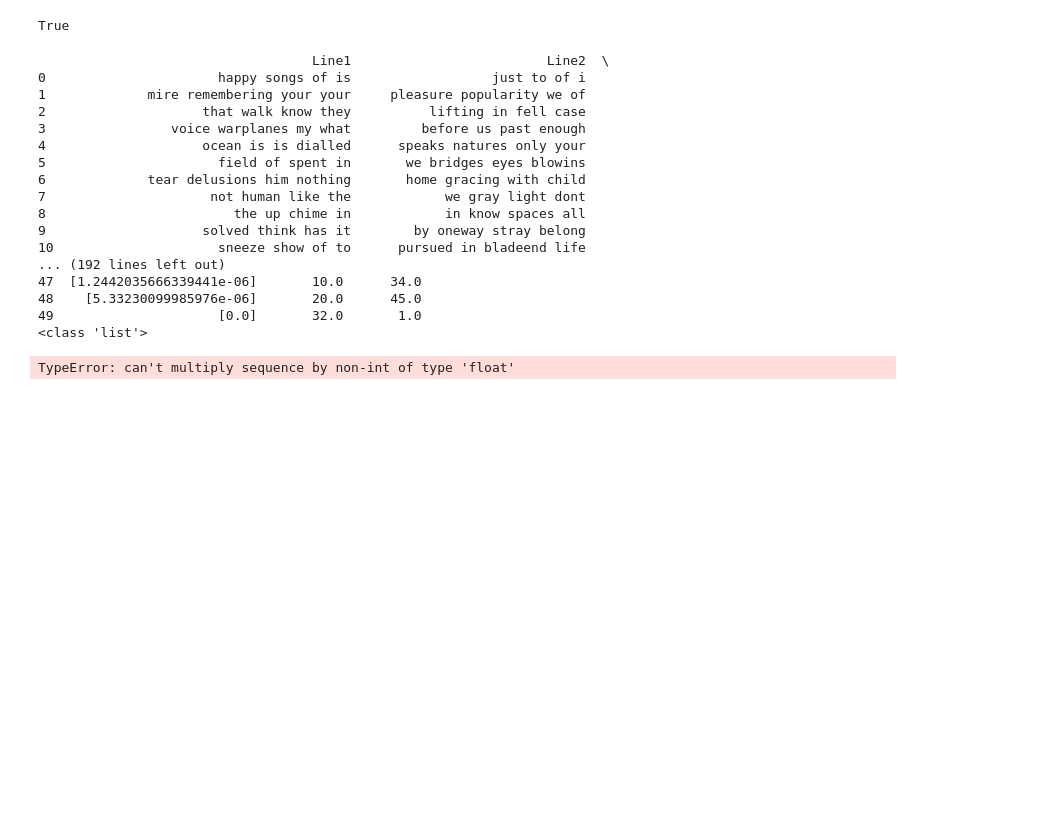
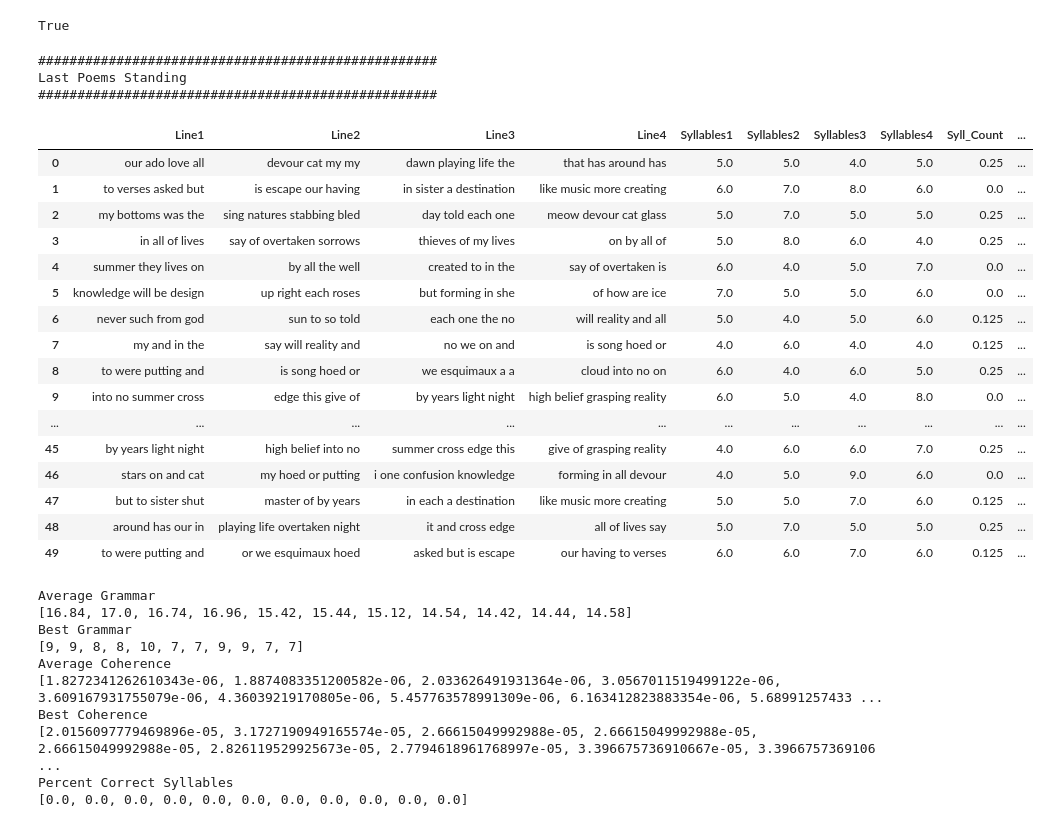
Before and after one commit to vaishnavi1197/Poem-generation-with-EA, a Jupyter notebook: latest_updated_fitness.ipynb, the cells around one changed output. Saved outputs shown, nothing was run; the diff lists cells and outputs as text; code cells hidden in the pictures; blank space fills up the shorter version.

```diff
--- a/latest_updated_fitness.ipynb
+++ b/latest_updated_fitness.ipynb
@@ -482,24 +483,36 @@ class poem_generation:
 # %%
 #4 (words_df,intial_population,crossover,epochs,user_selection_poems_number):
-poem = poem_generation(words_df,50,2,10,0)
+poem = poem_generation(words_df,50,2,10,5)
 # %% [output]
-                                   Line1                         Line2  \
-0                      happy songs of is                  just to of i
-1             mire remembering your your     pleasure popularity we of
-2                    that walk know they          lifting in fell case
-3                voice warplanes my what         before us past enough
-4                    ocean is is dialled      speaks natures only your
-5                      field of spent in       we bridges eyes blowins
-6             tear delusions him nothing       home gracing with child
-7                     not human like the            we gray light dont
-8                        the up chime in            in know spaces all
-9                    solved think has it        by oneway stray belong
-10                     sneeze show of to      pursued in bladeend life
-... (192 lines left out)
-47  [1.2442035666339441e-06]       10.0      34.0
-48    [5.33230099985976e-06]       20.0      45.0
-49                     [0.0]       32.0       1.0
-<class 'list'>
+###################################################
+Last Poems Standing
+###################################################
+|  | Line1 | Line2 | Line3 | Line4 | Syllables1 | Syllables2 | Syllables3 | Syllables4 | Syll_Count | ... |
+| 0 | our ado love all | devour cat my my | dawn playing life the | that has around has | 5.0 | 5.0 | 4.0 | 5.0 | 0.25 | ... |
+| 1 | to verses asked but | is escape our having | in sister a destination | like music more creating | 6.0 | 7.0 | 8.0 | 6.0 | 0.0 | ... |
+| 2 | my bottoms was the | sing natures stabbing bled | day told each one | meow devour cat glass | 5.0 | 7.0 | 5.0 | 5.0 | 0.25 | ... |
+| 3 | in all of lives | say of overtaken sorrows | thieves of my lives | on by all of | 5.0 | 8.0 | 6.0 | 4.0 | 0.25 | ... |
+| 4 | summer they lives on | by all the well | created to in the | say of overtaken is | 6.0 | 4.0 | 5.0 | 7.0 | 0.0 | ... |
+| 5 | knowledge will be design | up right each roses | but forming in she | of how are ice | 7.0 | 5.0 | 5.0 | 6.0 | 0.0 | ... |
+| 6 | never such from god | sun to so told | each one the no | will reality and all | 5.0 | 4.0 | 5.0 | 6.0 | 0.125 | ... |
+| 7 | my and in the | say will reality and | no we on and | is song hoed or | 4.0 | 6.0 | 4.0 | 4.0 | 0.125 | ... |
+| 8 | to were putting and | is song hoed or | we esquimaux a a | cloud into no on | 6.0 | 4.0 | 6.0 | 5.0 | 0.25 | ... |
+| 9 | into no summer cross | edge this give of | by years light night | high belief grasping reality | 6.0 | 5.0 | 4.0 | 8.0 | 0.0 | ... |
+| ... | ... | ... | ... | ... | ... | ... | ... | ... | ... | ... |
+| 45 | by years light night | high belief into no | summer cross edge this | give of grasping reality | 4.0 | 6.0 | 6.0 | 7.0 | 0.25 | ... |
+| 46 | stars on and cat | my hoed or putting | i one confusion knowledge | forming in all devour | 4.0 | 5.0 | 9.0 | 6.0 | 0.0 | ... |
+| 47 | but to sister shut | master of by years | in each a destination | like music more creating | 5.0 | 5.0 | 7.0 | 6.0 | 0.125 | ... |
+| 48 | around has our in | playing life overtaken night | it and cross edge | all of lives say | 5.0 | 7.0 | 5.0 | 5.0 | 0.25 | ... |
+| 49 | to were putting and | or we esquimaux hoed | asked but is escape | our having to verses | 6.0 | 6.0 | 7.0 | 6.0 | 0.125 | ... |
-TypeError: can't multiply sequence by non-int of type 'float'
+Average Grammar
+[16.84, 17.0, 16.74, 16.96, 15.42, 15.44, 15.12, 14.54, 14.42, 14.44, 14.58]
+Best Grammar
+[9, 9, 8, 8, 10, 7, 7, 9, 9, 7, 7]
+Average Coherence
+[1.8272341262610343e-06, 1.8874083351200582e-06, 2.033626491931364e-06, 3.0567011519499122e-06, 3.609167931755079e-06, 4.36039219170805e-06, 5.457763578991309e-06, 6.163412823883354e-06, 5.68991257433 ...
+Best Coherence
+[2.0156097779469896e-05, 3.1727190949165574e-05, 2.66615049992988e-05, 2.66615049992988e-05, 2.66615049992988e-05, 2.826119529925673e-05, 2.7794618961768997e-05, 3.396675736910667e-05, 3.3966757369106 ...
+Percent Correct Syllables
+[0.0, 0.0, 0.0, 0.0, 0.0, 0.0, 0.0, 0.0, 0.0, 0.0, 0.0]
 # %%
 print(list(range(5,8)))
```
Also changed, not shown: parts of 3 cells of this notebook.
